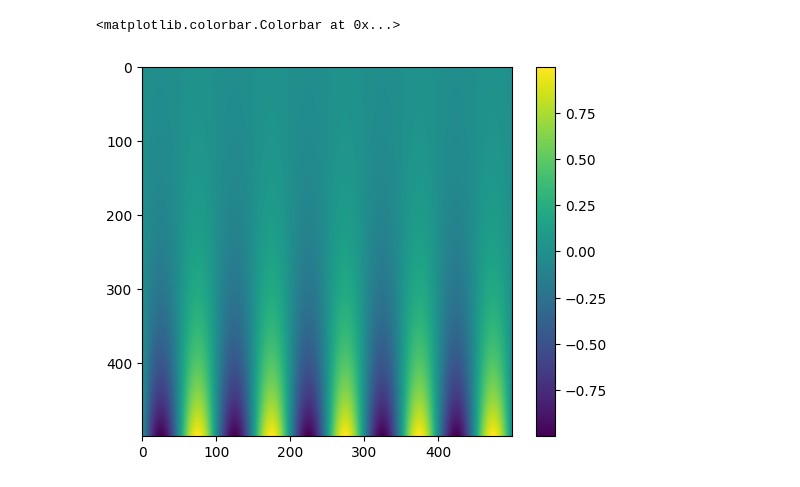
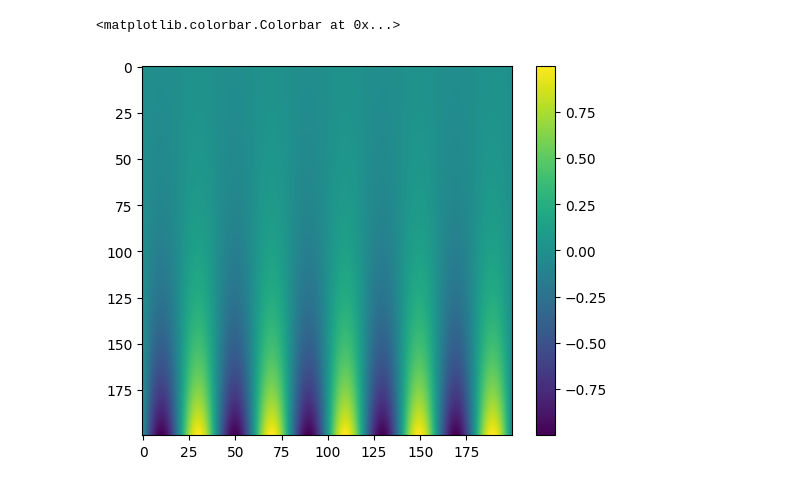
Before and after one commit to lazyjobseeker/codingtestrepo, a Jupyter notebook: pinn/heatequation_blog.ipynb, the cells around one changed output. Cells and saved outputs as stored; diff of their text form; code cells hidden in the pictures.

```diff
--- a/pinn/heatequation_blog.ipynb
+++ b/pinn/heatequation_blog.ipynb
@@ -30,23 +31,22 @@ class MyDataset(Dataset):
 # %%
 import numpy as np
 import matplotlib.pyplot as plt
 
 def u(x, t):
     return np.exp(-2*np.pi*np.pi*t)*np.sin(np.pi*x)
 
-pts = 500
+pts = 200
 ts = np.linspace(0.2, 0, pts)
 xs = np.linspace(-5, 5, pts)
-us = u(xs, ts)
 
-X, Y = np.meshgrid(xs, ts)
-U = u(X, Y)
+X, T = np.meshgrid(xs, ts)
+U = u(X, T)
 
 plt.imshow(U)
 plt.colorbar()
 # %% [output]
 <matplotlib.colorbar.Colorbar at 0x...>
-[figure, old version]
+[figure, new version]
 # %%
 DEVICE = torch.device('cuda' if torch.cuda.is_available() else 'cpu')
 
```
Also changed, not shown: parts of 15 cells of this notebook, 1 other file.
